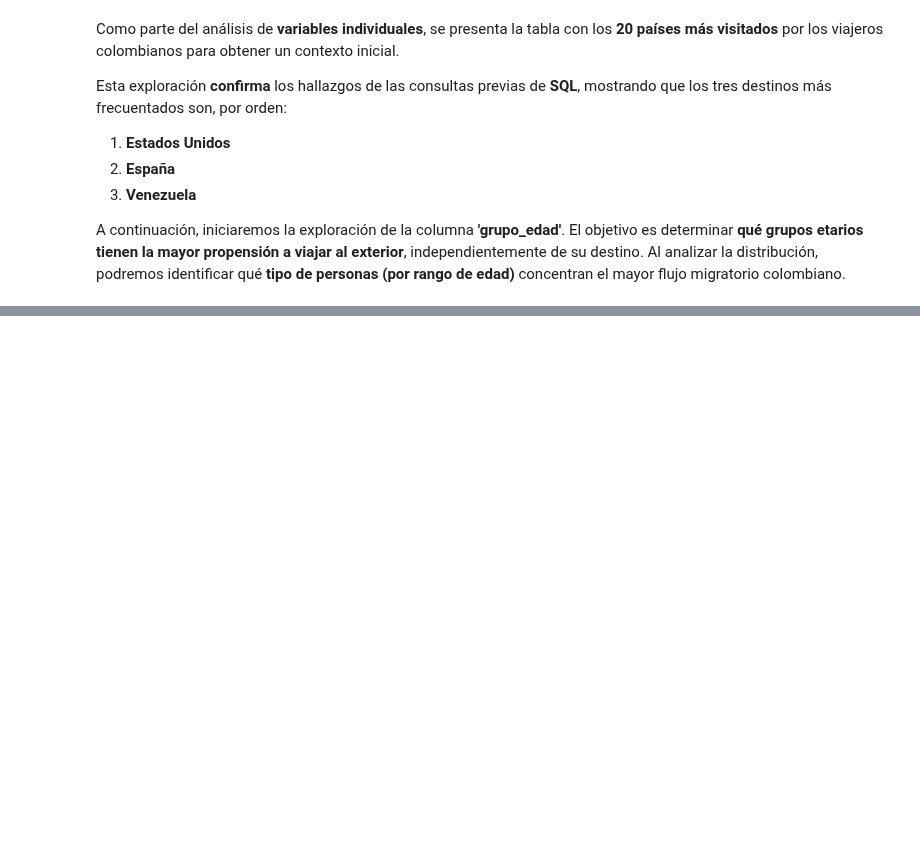
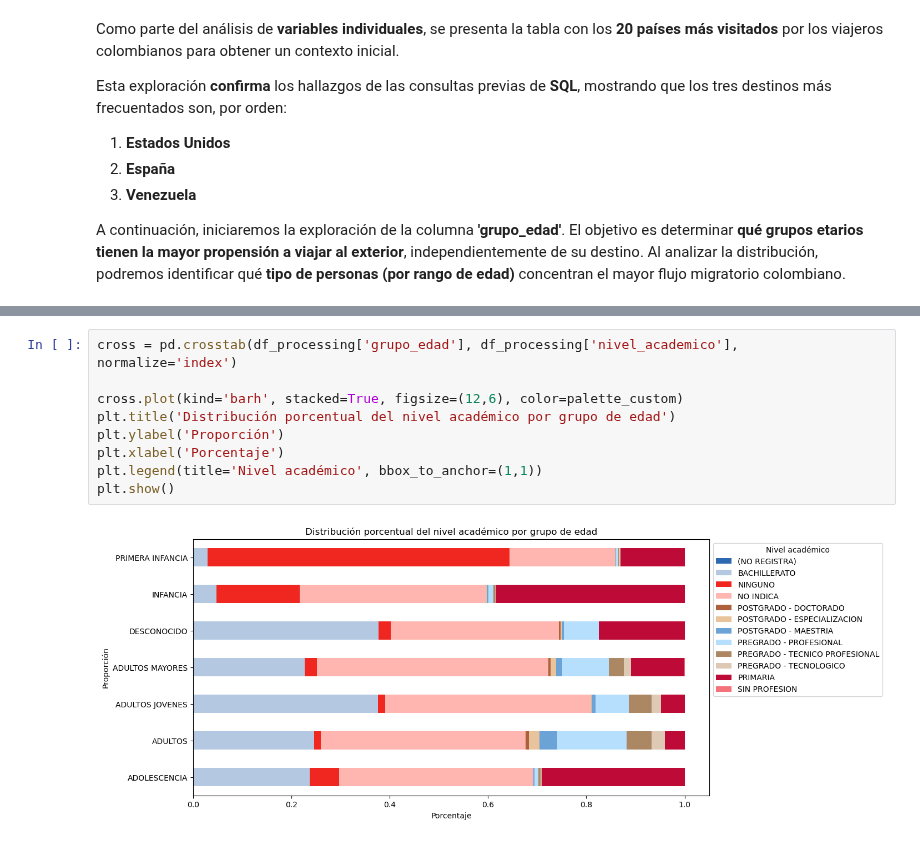
Before and after one commit to AlejandroSegura24/Colombians-migration-data-analysis, a Jupyter notebook: Notebooks/EDA colombians migration.ipynb, the cells around one changed output, grey strips where cells are left out. Drawn from its saved outputs; the diff is of its cells as text; blank space fills up the shorter version.

```diff
--- a/Notebooks/EDA colombians migration.ipynb
+++ b/Notebooks/EDA colombians migration.ipynb
@@ -250,3 +388,14 @@ A partir de este hallazgo, surge una pregunta clave sobre la **motivación** det
 * O, por el contrario, ¿viajan por la **falta de oportunidades** en el país de origen debido a la **escasa formación académica**?
 
 Para responder a esta hipótesis, el siguiente paso será analizar la columna **'nivel_academico'** en conjunto con la de 'grupo_edad' para determinar la relación entre la formación del viajero y su propensión a emigrar.
+# %%
+cross = pd.crosstab(df_processing['grupo_edad'], df_processing['nivel_academico'], normalize='index')
+
+cross.plot(kind='barh', stacked=True, figsize=(12,6), color=palette_custom)
+plt.title('Distribución porcentual del nivel académico por grupo de edad')
+plt.ylabel('Proporción')
+plt.xlabel('Porcentaje')
+plt.legend(title='Nivel académico', bbox_to_anchor=(1,1))
+plt.show()
+# %% [output]
+[figure, added]
```
Also changed, not shown: parts of 23 cells of this notebook.
